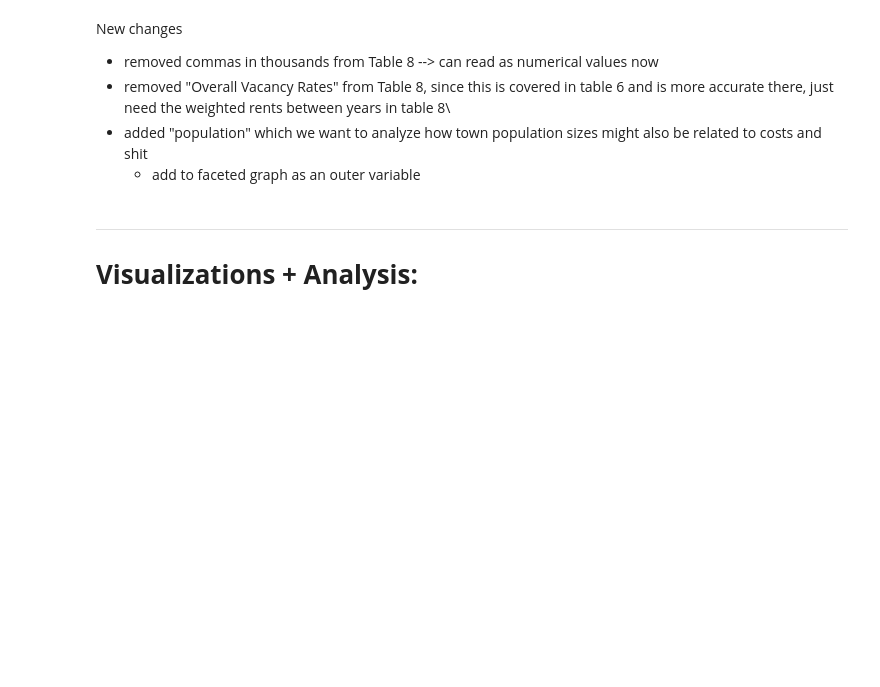
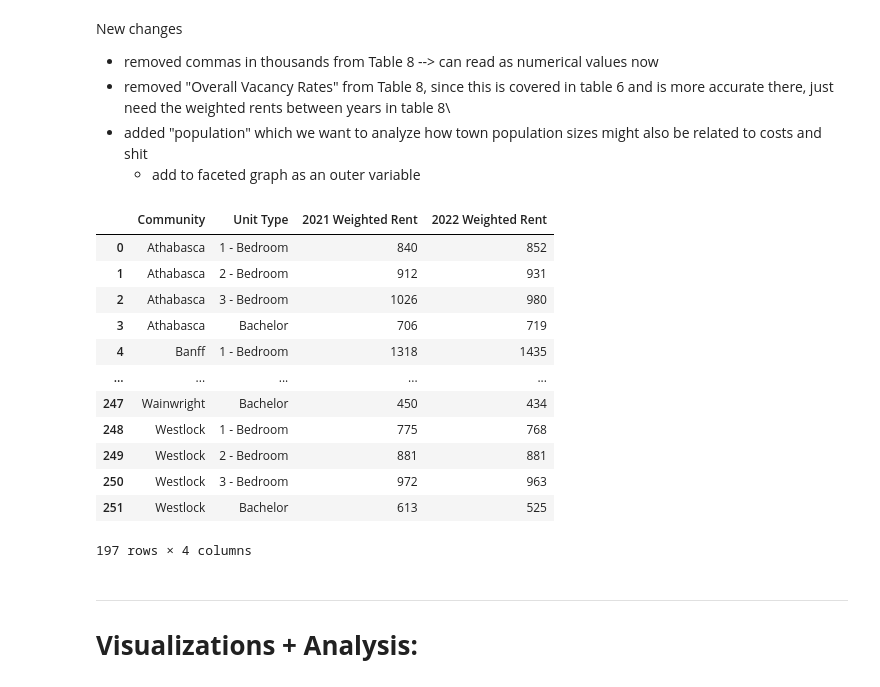
Before and after one commit to Mathemusician1729/DATA-221-Project, a Jupyter notebook: 221-Project.ipynb, the cells around one changed output. Cells and saved outputs as stored; diff of their text form; code cells hidden in the pictures; blank space fills up the shorter version.

```diff
--- a/221-Project.ipynb
+++ b/221-Project.ipynb
@@ -92,6 +92,26 @@ New changes
 - removed "Overall Vacancy Rates" from Table 8, since this is covered in table 6 and is more accurate there, just need the weighted rents between years in table 8\
 - added "population" which we want to analyze how town population sizes might also be related to costs and shit
     - add to faceted graph as an outer variable
+# %%
+# remove table8 zeroes (since this is false data)
+table8 = table8[table8["2021 Weighted Rent"] != 0]
+table8 = table8[table8["2022 Weighted Rent"] != 0]
+
+table8
+# %% [output]
+|  | Community | Unit Type | 2021 Weighted Rent | 2022 Weighted Rent |
+| 0 | Athabasca | 1 - Bedroom | 840 | 852 |
+| 1 | Athabasca | 2 - Bedroom | 912 | 931 |
+| 2 | Athabasca | 3 - Bedroom | 1026 | 980 |
+| 3 | Athabasca | Bachelor | 706 | 719 |
+| 4 | Banff | 1 - Bedroom | 1318 | 1435 |
+| ... | ... | ... | ... | ... |
+| 247 | Wainwright | Bachelor | 450 | 434 |
+| 248 | Westlock | 1 - Bedroom | 775 | 768 |
+| 249 | Westlock | 2 - Bedroom | 881 | 881 |
+| 250 | Westlock | 3 - Bedroom | 972 | 963 |
+| 251 | Westlock | Bachelor | 613 | 525 |
+197 rows × 4 columns
 # %% [markdown]
 -------
 
```
Also changed, not shown: parts of 16 cells of this notebook, 1 other file.
